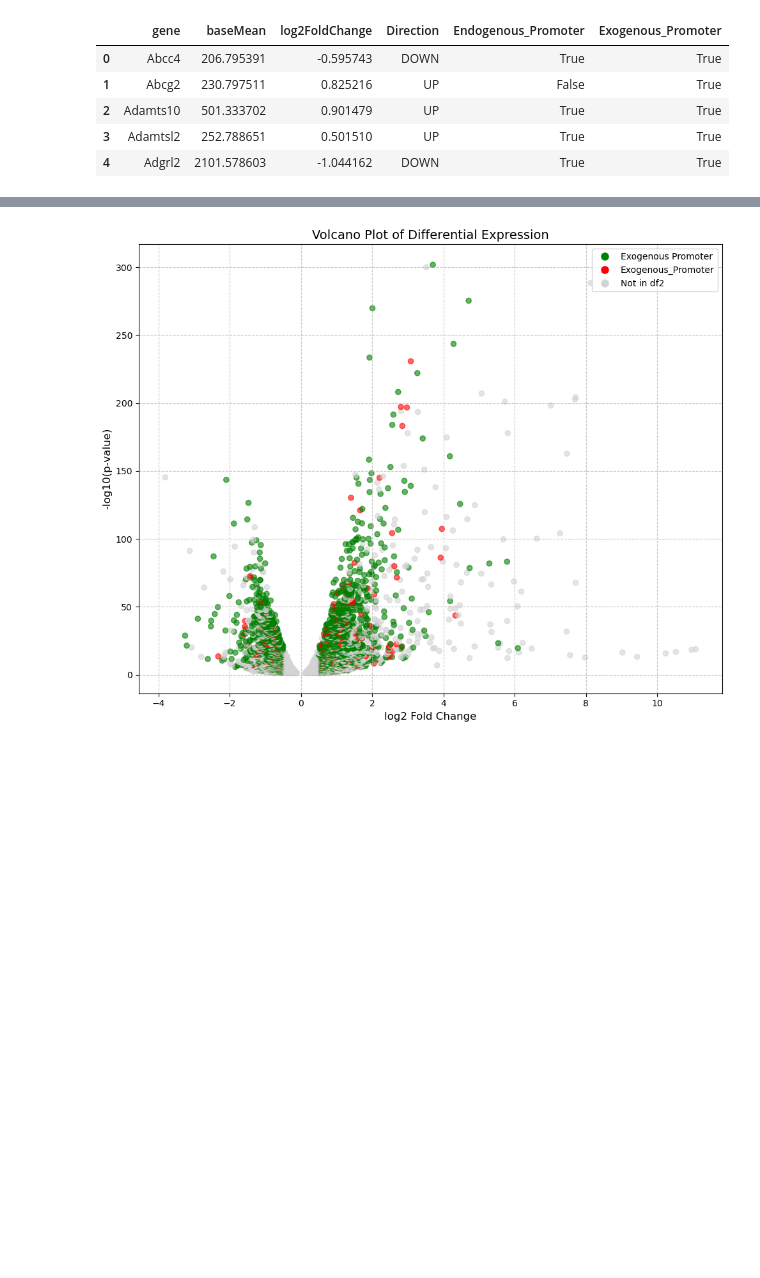
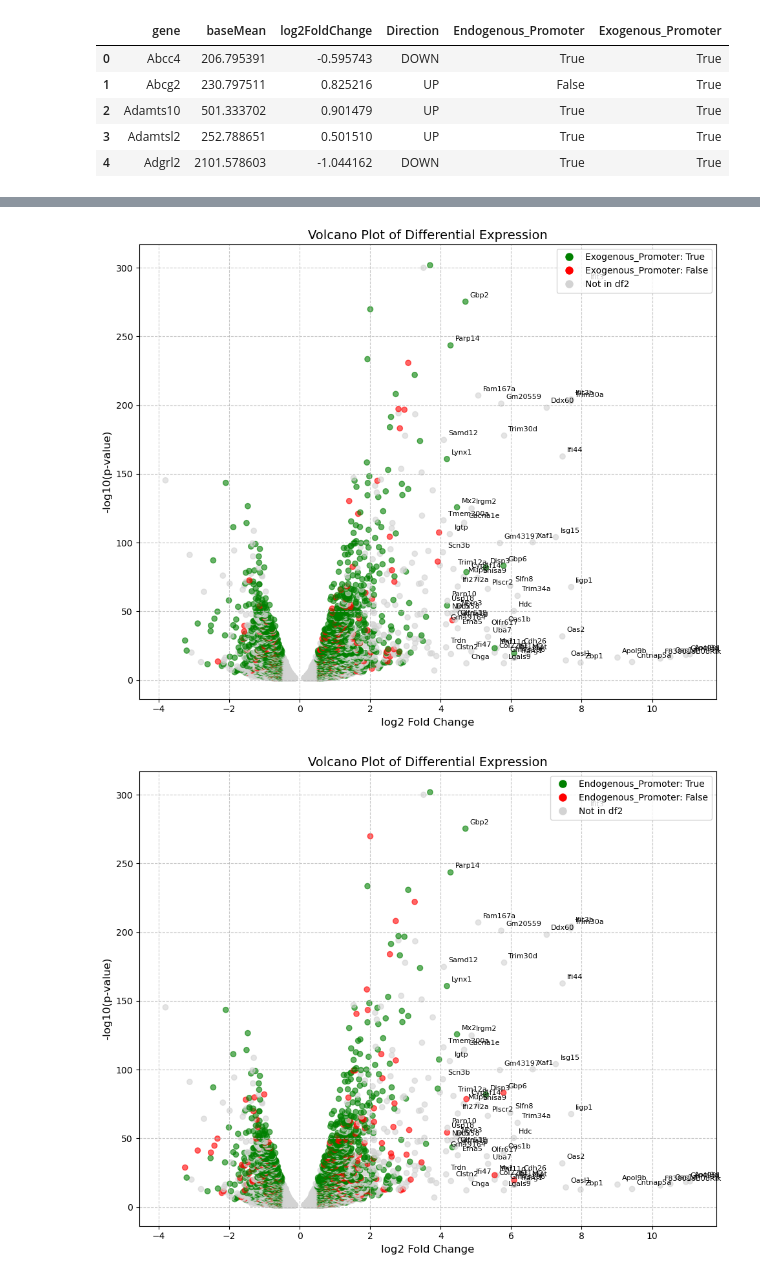
Before and after one commit to michal7kw/SRF_MECP2, a Jupyter notebook: volcano.ipynb, the cells around one changed output, grey strips where cells are left out. Saved outputs shown, nothing was run; the diff lists cells and outputs as text; code cells hidden in the pictures; blank space fills up the shorter version.

```diff
--- a/volcano.ipynb
+++ b/volcano.ipynb
@@ -65,7 +65,7 @@ mecp2_NEU.head()
 | 3 | Adamtsl2 | 252.788651 | 0.501510 | UP | True | True |
 | 4 | Adgrl2 | 2101.578603 | -1.044162 | DOWN | True | True |
 # %%
-def volcano_plot(df1, df2, p_value_threshold=0.05, fc_threshold=1, labels=True):
+def volcano_plot(df1, df2, p_value_threshold=0.05, fc_threshold=1, labels=True, promoter_type='Exogenous_Promoter'):
     # Calculate -log10(pvalue) for df1
     df1['neg_log_pvalue'] = -np.log10(df1['padj'])
 
@@ -74,7 +74,7 @@ def volcano_plot(df1, df2, p_value_threshold=0.05, fc_threshold=1, labels=True):
     for gene in df1['gene']:
         if gene in df2['gene'].values:
             mask = df2['gene'] == gene
-            if df2[mask]['Exogenous_Promoter'].iloc[0]:
+            if df2[mask][promoter_type].iloc[0]:
                 color_mapping[gene] = 'green'
             else:
                 color_mapping[gene] = 'red'
@@ -102,9 +102,9 @@ def volcano_plot(df1, df2, p_value_threshold=0.05, fc_threshold=1, labels=True):
 
     # Create custom legend
     legend_elements = [plt.Line2D([0], [0], marker='o', color='w',
-                                markerfacecolor='green', label='Exogenous Promoter', markersize=10),
+                                markerfacecolor='green', label=f'{promoter_type}: True', markersize=10),
                     plt.Line2D([0], [0], marker='o', color='w',
-                                markerfacecolor='red', label='Exogenous_Promoter', markersize=10),
+                                markerfacecolor='red', label=f'{promoter_type}: False', markersize=10),
                     plt.Line2D([0], [0], marker='o', color='w',
                                 markerfacecolor='lightgrey', label='Not in df2', markersize=10)]
 
@@ -133,4 +135,6 @@ volcano_plot(DEA_NEU, mecp2_NEU, p_value_threshold=0.05, fc_threshold=2, labels=
 # %%
-volcano_plot(DEA_NSC, mecp2_NSC, p_value_threshold=0.05, fc_threshold=3, labels=False)
+volcano_plot(DEA_NSC, mecp2_NSC, p_value_threshold=0.05, fc_threshold=4, labels=True, promoter_type='Exogenous_Promoter')
+volcano_plot(DEA_NSC, mecp2_NSC, p_value_threshold=0.05, fc_threshold=4, labels=True, promoter_type='Endogenous_Promoter')
 # %% [output]
-[figure, old version]
+[figure, new version]
+[figure, added]
```
Also changed, not shown: parts of 5 cells of this notebook.
